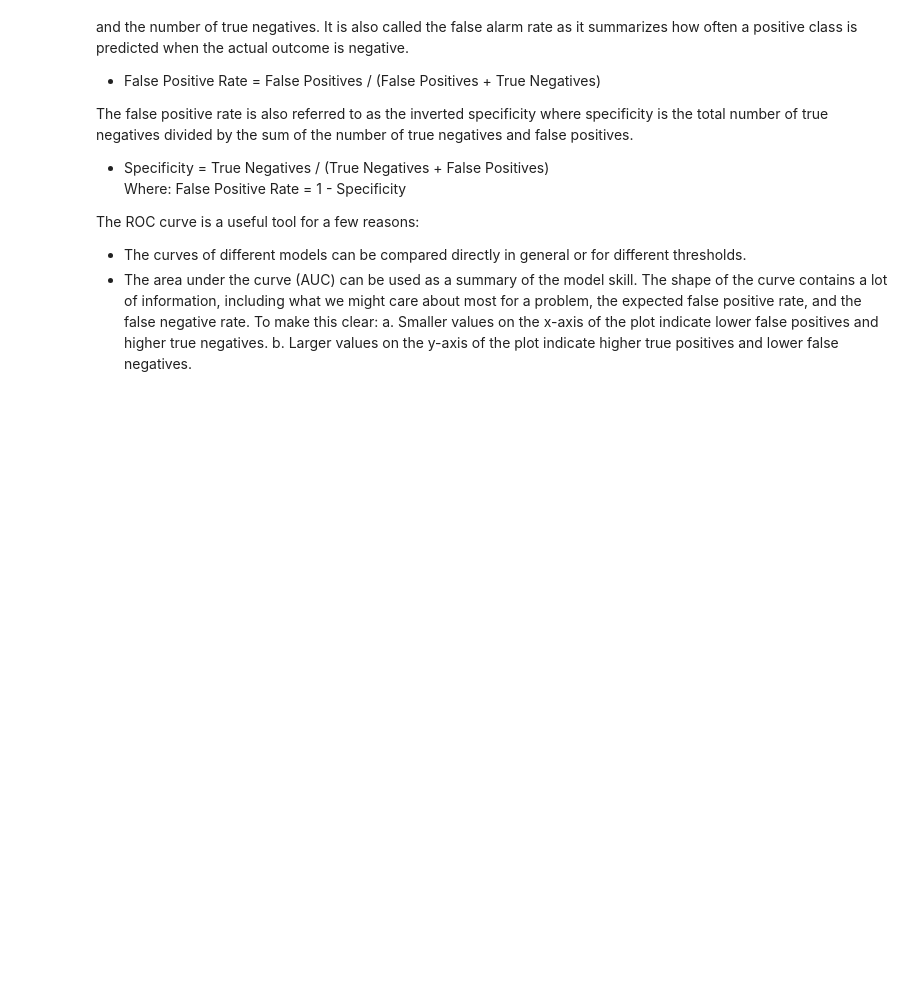
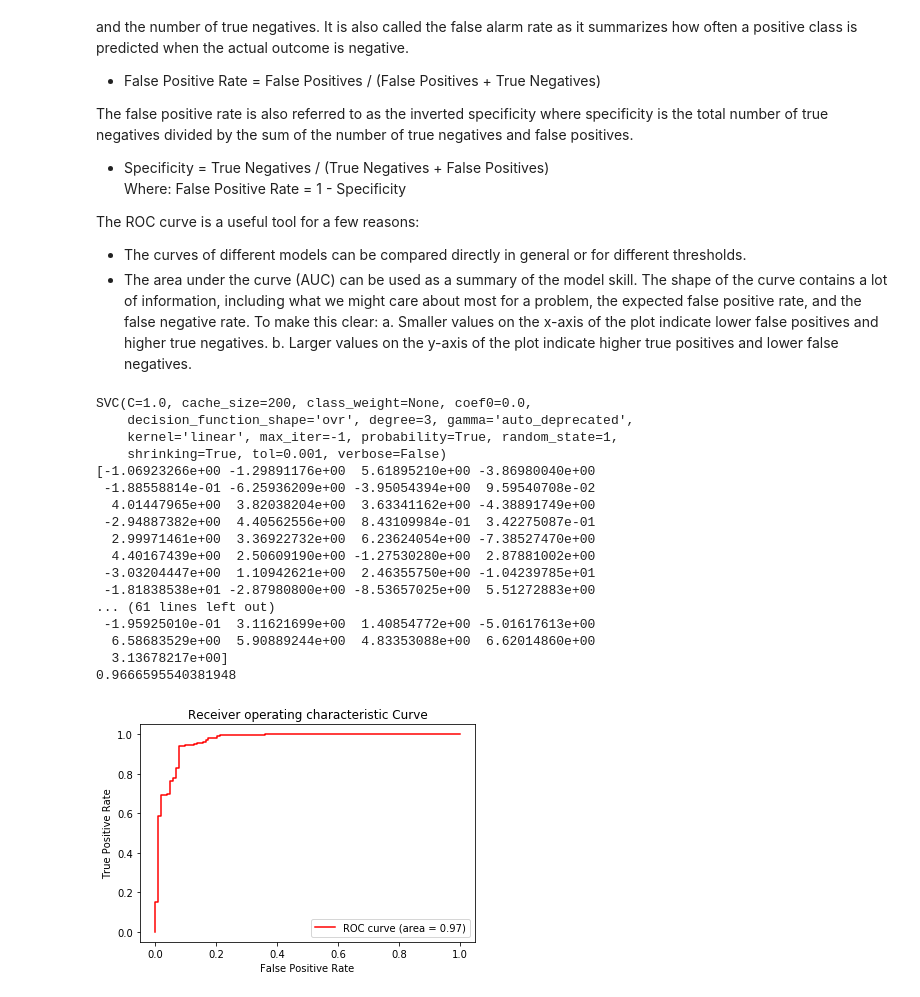
Before and after one commit to anjali88/Basic-ML-, a Jupyter notebook: Pushpanjali_Banik_Scikit_learn.ipynb, the cells around one changed output. Saved outputs shown, nothing was run; the diff lists cells and outputs as text; code cells hidden in the pictures; blank space fills up the shorter version.

```diff
--- a/Pushpanjali_Banik_Scikit_learn.ipynb
+++ b/Pushpanjali_Banik_Scikit_learn.ipynb
@@ -450,13 +450,49 @@ The shape of the curve contains a lot of information, including what we might ca
 # %%
 # import roc_curve() to plot a ROC curve.
 # The function takes both the true outcomes (0,1) from the test set and the predicted probabilities for the 1 class. The function returns the false positive rates for each threshold, true positive rates for each threshold and thresholds.
 from sklearn.metrics import roc_curve
 # import roc_auc_score() to calculate AUC for ROC
 # AUC function takes both the true outcomes (0,1) from the test set and the predicted probabilities for the 1 class. It returns the AUC score between 0.0 and 1.0 for no skill and perfect skill respectively.
 from sklearn.metrics import roc_auc_score
 import matplotlib.pyplot as plt
-from sklearn.model_selection import cross_val_score
 from sklearn.linear_model import LogisticRegression
+from sklearn.model_selection import train_test_split
+from sklearn import svm
+#shuffle and split training and test sets
+X_train, X_test, y_train, y_test = train_test_split(class_X,class_y, test_size=0.5, random_state=1)
 logistic = LogisticRegression()
-#from sklearn import svm # import svm for classification
-fpr, tpr, thresholds = roc_curve(class_y, f1, pos_label=2)
+#predict
+Predict_Y = svm.SVC(kernel='linear', probability=True, random_state=1)
+print(Predict_Y)
+score_Y = Predict_Y.fit(X_train, y_train).decision_function(X_test)
+print(score_Y)
+#compute ROC curve and ROC area
+fpr, tpr, threshold = roc_curve(y_test, score_Y)
+roc_auc = roc_auc_score(y_test, score_Y)
+print(roc_auc)
+plt.figure()
+plt.plot(fpr, tpr, color='red', label='ROC curve (area = %0.2f)' % roc_auc)
+plt.xlabel('False Positive Rate')
+plt.ylabel('True Positive Rate')
+plt.title('Receiver operating characteristic Curve')
+plt.legend(loc="lower right")
+plt.show()
+# %% [output]
+SVC(C=1.0, cache_size=200, class_weight=None, coef0=0.0,
+    decision_function_shape='ovr', degree=3, gamma='auto_deprecated',
+    kernel='linear', max_iter=-1, probability=True, random_state=1,
+    shrinking=True, tol=0.001, verbose=False)
+[-1.06923266e+00 -1.29891176e+00  5.61895210e+00 -3.86980040e+00
+ -1.88558814e-01 -6.25936209e+00 -3.95054394e+00  9.59540708e-02
+  4.01447965e+00  3.82038204e+00  3.63341162e+00 -4.38891749e+00
+ -2.94887382e+00  4.40562556e+00  8.43109984e-01  3.42275087e-01
+  2.99971461e+00  3.36922732e+00  6.23624054e+00 -7.38527470e+00
+  4.40167439e+00  2.50609190e+00 -1.27530280e+00  2.87881002e+00
+ -3.03204447e+00  1.10942621e+00  2.46355750e+00 -1.04239785e+01
+ -1.81838538e+01 -2.87980800e+00 -8.53657025e+00  5.51272883e+00
+... (61 lines left out)
+ -1.95925010e-01  3.11621699e+00  1.40854772e+00 -5.01617613e+00
+  6.58683529e+00  5.90889244e+00  4.83353088e+00  6.62014860e+00
+  3.13678217e+00]
+0.9666595540381948
+[figure, added]
```
